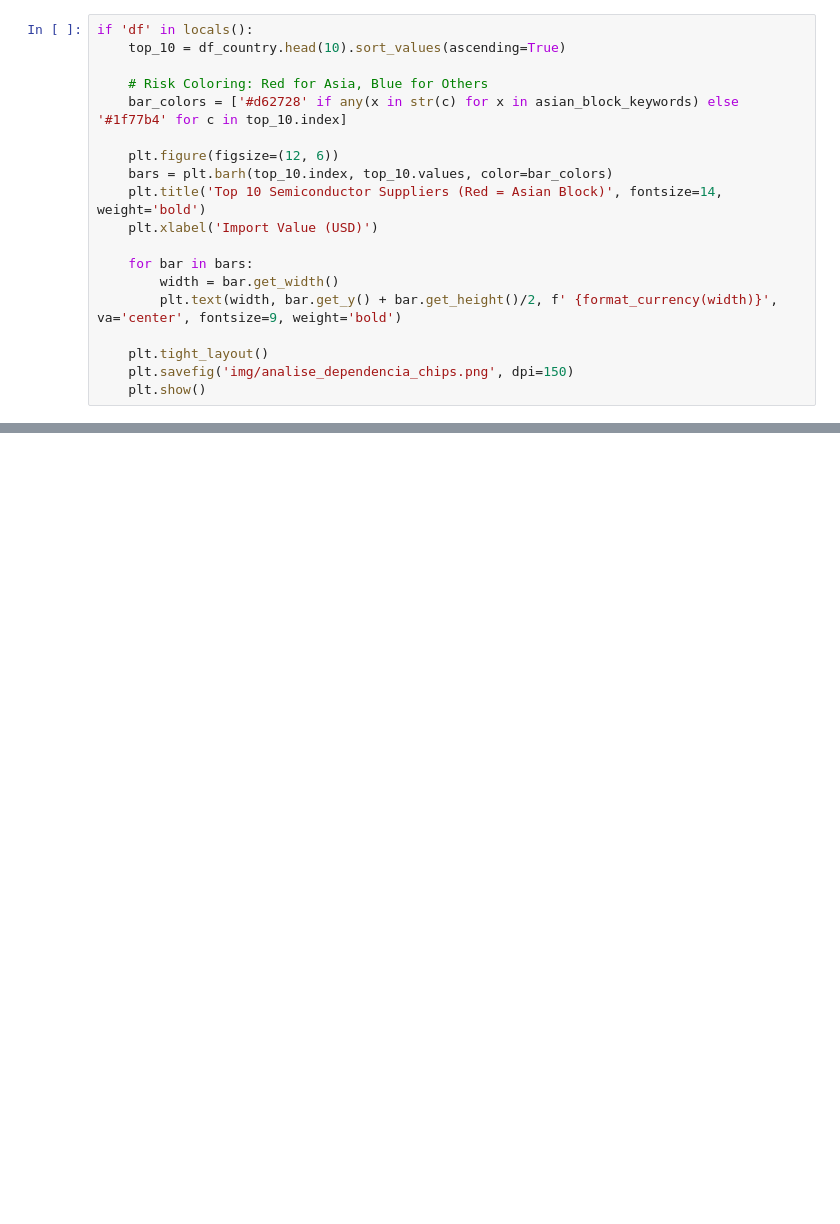
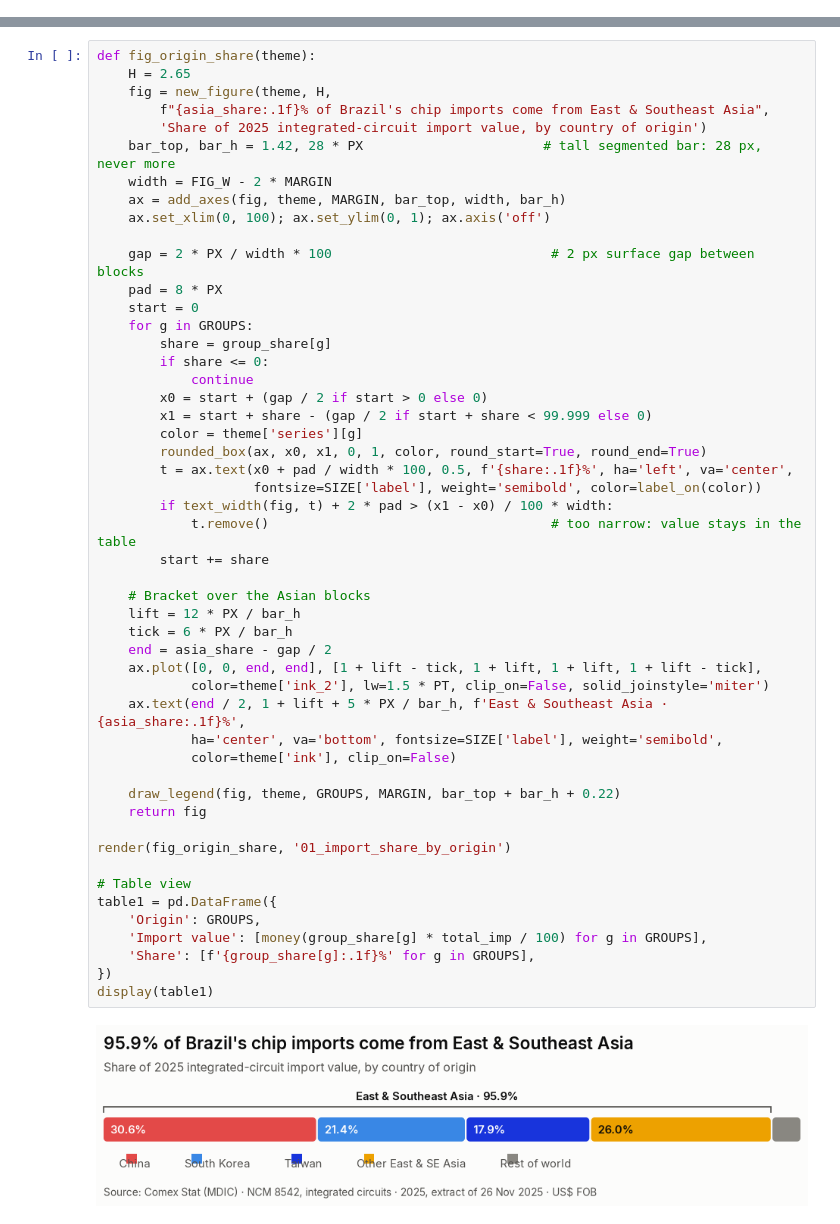
Before and after one commit to ericguadanini/brazil-semiconductor-risk-data-analysis, a Jupyter notebook: Brazil's_semiconductor_risk_analysis.ipynb, the cells around one changed output, grey strips where cells are left out. Drawn from its saved outputs; the diff is of its cells as text; blank space fills up the shorter version.

```diff
--- a/Brazil's_semiconductor_risk_analysis.ipynb
+++ b/Brazil's_semiconductor_risk_analysis.ipynb
@@ -183,19 +0,0 @@ A deep dive into the top 10 suppliers exposes the "Asian Chip Triangle" (China,
-# %%
-if 'df' in locals():
-    top_10 = df_country.head(10).sort_values(ascending=True)
-
-    # Risk Coloring: Red for Asia, Blue for Others
-    bar_colors = ['#d62728' if any(x in str(c) for x in asian_block_keywords) else '#1f77b4' for c in top_10.index]
-
-    plt.figure(figsize=(12, 6))
-    bars = plt.barh(top_10.index, top_10.values, color=bar_colors)
-    plt.title('Top 10 Semiconductor Suppliers (Red = Asian Block)', fontsize=14, weight='bold')
-    plt.xlabel('Import Value (USD)')
-
-    for bar in bars:
-        width = bar.get_width()
-        plt.text(width, bar.get_y() + bar.get_height()/2, f' {format_currency(width)}', va='center', fontsize=9, weight='bold')
-
-    plt.tight_layout()
-    plt.savefig('img/analise_dependencia_chips.png', dpi=150)
-    plt.show()
@@ -234,0 +247,52 @@ if 'df' in locals():
+# %%
+def fig_origin_share(theme):
+    H = 2.65
+    fig = new_figure(theme, H,
+        f"{asia_share:.1f}% of Brazil's chip imports come from East & Southeast Asia",
+        'Share of 2025 integrated-circuit import value, by country of origin')
+    bar_top, bar_h = 1.42, 28 * PX                       # tall segmented bar: 28 px, never more
+    width = FIG_W - 2 * MARGIN
+    ax = add_axes(fig, theme, MARGIN, bar_top, width, bar_h)
+    ax.set_xlim(0, 100); ax.set_ylim(0, 1); ax.axis('off')
+
+    gap = 2 * PX / width * 100                            # 2 px surface gap between blocks
+    pad = 8 * PX
+    start = 0
+    for g in GROUPS:
+        share = group_share[g]
+        if share <= 0:
+            continue
+        x0 = start + (gap / 2 if start > 0 else 0)
+        x1 = start + share - (gap / 2 if start + share < 99.999 else 0)
+        color = theme['series'][g]
+        rounded_box(ax, x0, x1, 0, 1, color, round_start=True, round_end=True)
+        t = ax.text(x0 + pad / width * 100, 0.5, f'{share:.1f}%', ha='left', va='center',
+                    fontsize=SIZE['label'], weight='semibold', color=label_on(color))
+        if text_width(fig, t) + 2 * pad > (x1 - x0) / 100 * width:
+            t.remove()                                    # too narrow: value stays in the table
+        start += share
+
+    # Bracket over the Asian blocks
+    lift = 12 * PX / bar_h
+    tick = 6 * PX / bar_h
+    end = asia_share - gap / 2
+    ax.plot([0, 0, end, end], [1 + lift - tick, 1 + lift, 1 + lift, 1 + lift - tick],
+            color=theme['ink_2'], lw=1.5 * PT, clip_on=False, solid_joinstyle='miter')
+    ax.text(end / 2, 1 + lift + 5 * PX / bar_h, f'East & Southeast Asia · {asia_share:.1f}%',
+            ha='center', va='bottom', fontsize=SIZE['label'], weight='semibold',
+            color=theme['ink'], clip_on=False)
+
+    draw_legend(fig, theme, GROUPS, MARGIN, bar_top + bar_h + 0.22)
+    return fig
+
+render(fig_origin_share, '01_import_share_by_origin')
+
+# Table view
+table1 = pd.DataFrame({
+    'Origin': GROUPS,
+    'Import value': [money(group_share[g] * total_imp / 100) for g in GROUPS],
+    'Share': [f'{group_share[g]:.1f}%' for g in GROUPS],
+})
+display(table1)
+# %% [output]
+[figure, added]
```
Also changed, not shown: parts of 19 cells of this notebook, 13 other files.
